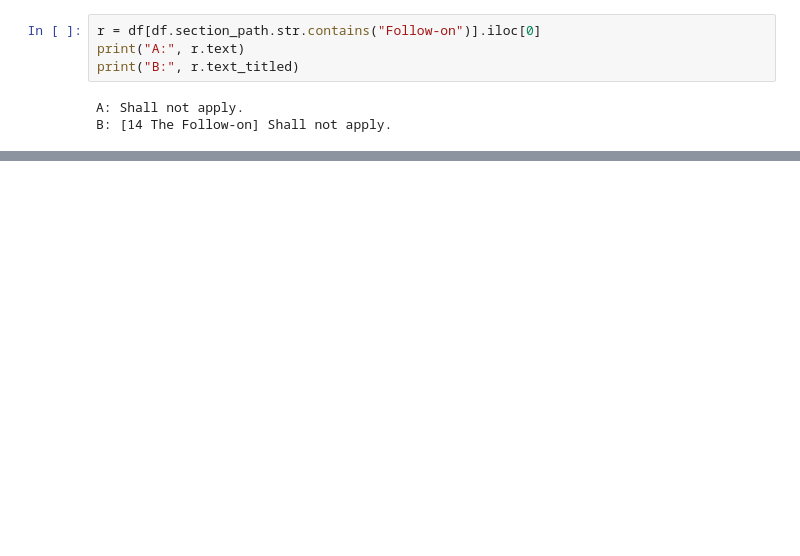
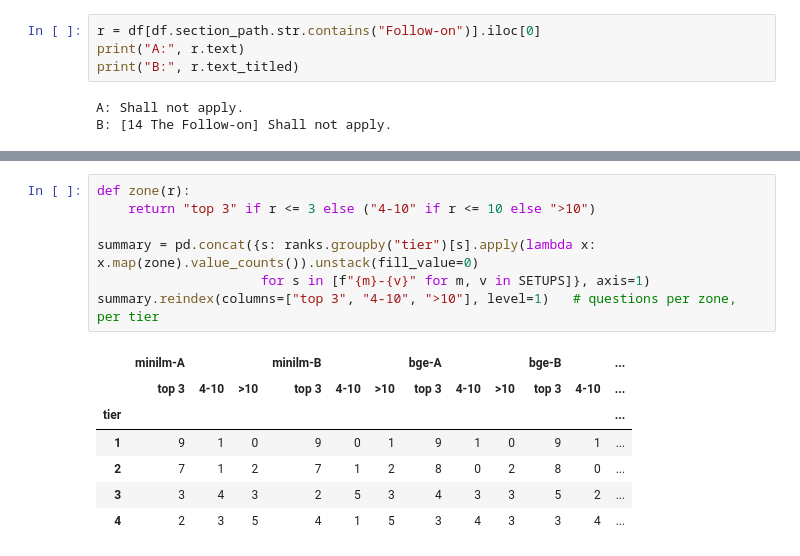
Before and after one commit to shrey715/shiori, a Jupyter notebook: rag_reranking.ipynb, the cells around one changed output, grey strips where cells are left out. Drawn from its saved outputs; the diff is of its cells as text; blank space fills up the shorter version.

```diff
--- a/rag_reranking.ipynb
+++ b/rag_reranking.ipynb
@@ -314,0 +447,15 @@ B: [14 The Follow-on] Shall not apply.
+# %%
+def zone(r):
+    return "top 3" if r <= 3 else ("4-10" if r <= 10 else ">10")
+
+summary = pd.concat({s: ranks.groupby("tier")[s].apply(lambda x: x.map(zone).value_counts()).unstack(fill_value=0)
+                     for s in [f"{m}-{v}" for m, v in SETUPS]}, axis=1)
+summary.reindex(columns=["top 3", "4-10", ">10"], level=1)   # questions per zone, per tier
+# %% [output]
+|  | minilm-A |  |  | minilm-B |  |  | bge-A |  |  | bge-B |  | ... |
+|  | top 3 | 4-10 | >10 | top 3 | 4-10 | >10 | top 3 | 4-10 | >10 | top 3 | 4-10 | ... |
+| tier |  |  |  |  |  |  |  |  |  |  |  | ... |
+| 1 | 9 | 1 | 0 | 9 | 0 | 1 | 9 | 1 | 0 | 9 | 1 | ... |
+| 2 | 7 | 1 | 2 | 7 | 1 | 2 | 8 | 0 | 2 | 8 | 0 | ... |
+| 3 | 3 | 4 | 3 | 2 | 5 | 3 | 4 | 3 | 3 | 5 | 2 | ... |
+| 4 | 2 | 3 | 5 | 4 | 1 | 5 | 3 | 4 | 3 | 3 | 4 | ... |
```
Also changed, not shown: parts of 21 cells of this notebook, 2 other files.
